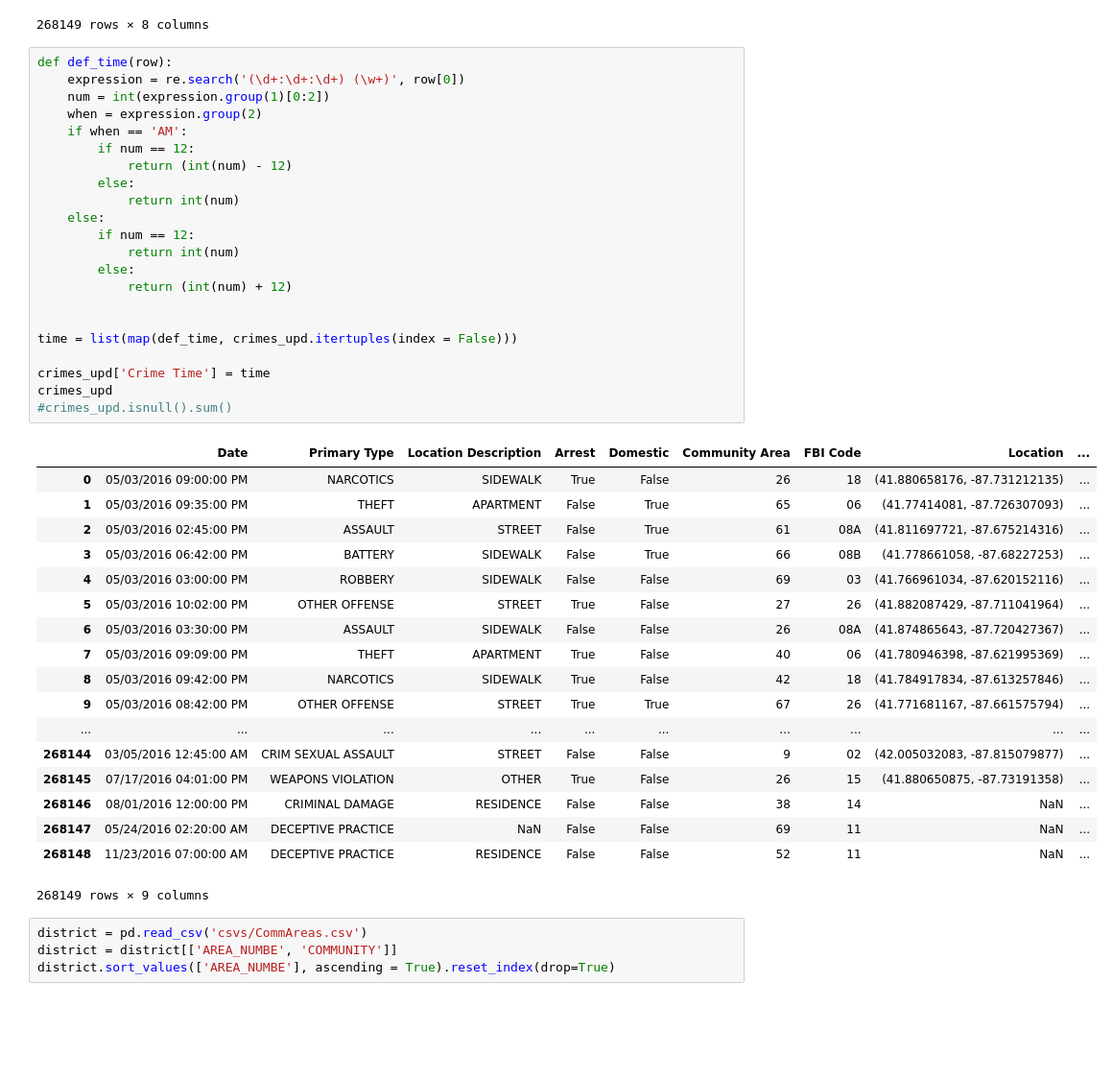
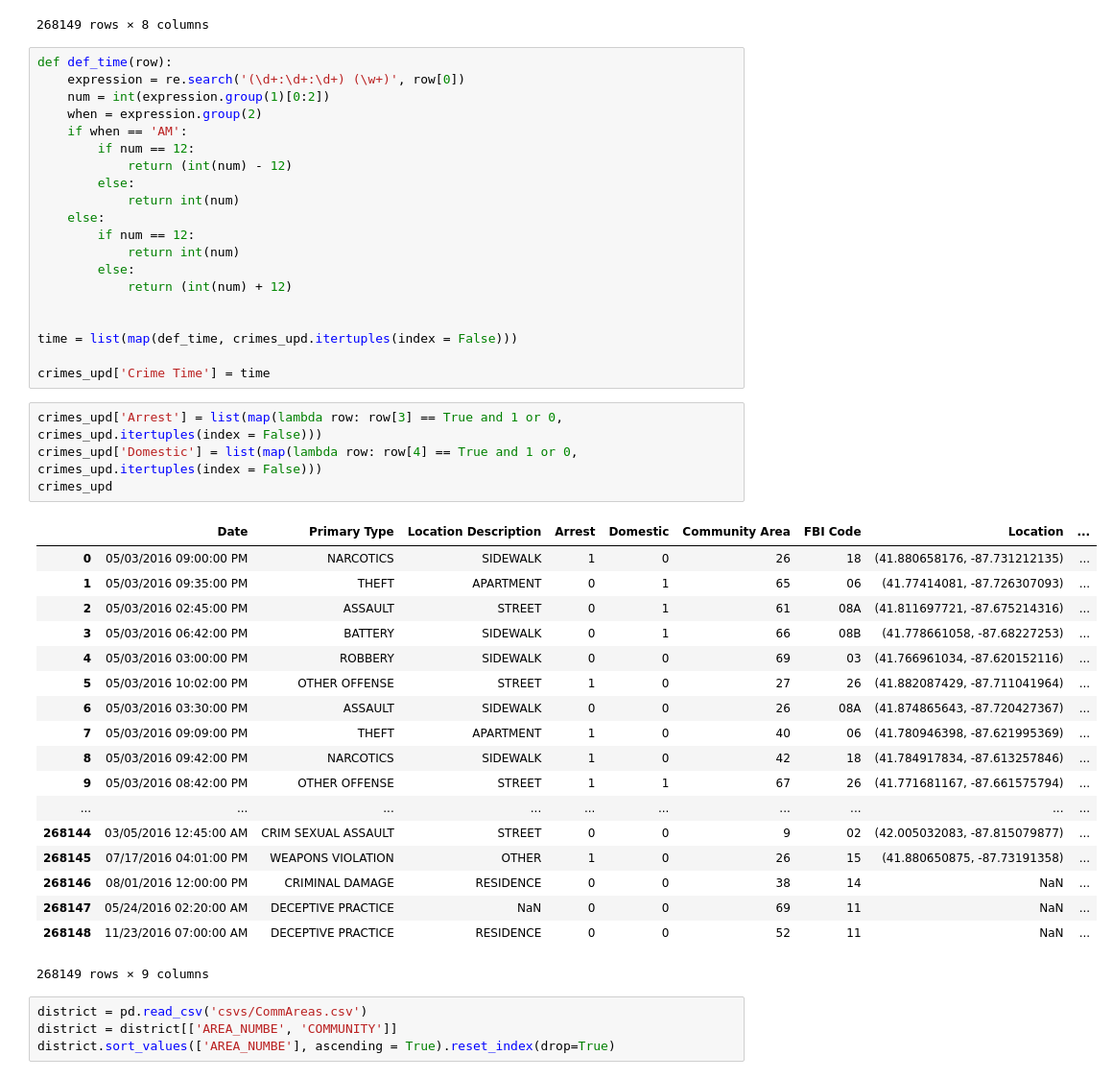
Before and after one commit to if1015-datascience-ufpe/2017-2-projeto-ajgan-rlsma-rcrs3, a Jupyter notebook: Project.ipynb, the cells around one changed output. Shown at 96% size. Cells and saved outputs as stored; diff of their text form; blank space fills up the shorter version.

```diff
--- a/Project.ipynb
+++ b/Project.ipynb
@@ -52,27 +52,29 @@ def def_time(row):
 time = list(map(def_time, crimes_upd.itertuples(index = False)))
 
 crimes_upd['Crime Time'] = time
-crimes_upd
-#crimes_upd.isnull().sum()
-# %% [output]
-|  | Date | Primary Type | Location Description | Arrest | Domestic | Community Area | FBI Code | Location | ... |
-| 0 | 05/03/2016 09:00:00 PM | NARCOTICS | SIDEWALK | True | False | 26 | 18 | (41.880658176, -87.731212135) | ... |
-| 1 | 05/03/2016 09:35:00 PM | THEFT | APARTMENT | False | True | 65 | 06 | (41.77414081, -87.726307093) | ... |
-| 2 | 05/03/2016 02:45:00 PM | ASSAULT | STREET | False | True | 61 | 08A | (41.811697721, -87.675214316) | ... |
-| 3 | 05/03/2016 06:42:00 PM | BATTERY | SIDEWALK | False | True | 66 | 08B | (41.778661058, -87.68227253) | ... |
-| 4 | 05/03/2016 03:00:00 PM | ROBBERY | SIDEWALK | False | False | 69 | 03 | (41.766961034, -87.620152116) | ... |
-| 5 | 05/03/2016 10:02:00 PM | OTHER OFFENSE | STREET | True | False | 27 | 26 | (41.882087429, -87.711041964) | ... |
-| 6 | 05/03/2016 03:30:00 PM | ASSAULT | SIDEWALK | False | False | 26 | 08A | (41.874865643, -87.720427367) | ... |
-| 7 | 05/03/2016 09:09:00 PM | THEFT | APARTMENT | True | False | 40 | 06 | (41.780946398, -87.621995369) | ... |
-| 8 | 05/03/2016 09:42:00 PM | NARCOTICS | SIDEWALK | True | False | 42 | 18 | (41.784917834, -87.613257846) | ... |
-| 9 | 05/03/2016 08:42:00 PM | OTHER OFFENSE | STREET | True | True | 67 | 26 | (41.771681167, -87.661575794) | ... |
-| ... | ... | ... | ... | ... | ... | ... | ... | ... | ... |
-| 268144 | 03/05/2016 12:45:00 AM | CRIM SEXUAL ASSAULT | STREET | False | False | 9 | 02 | (42.005032083, -87.815079877) | ... |
-| 268145 | 07/17/2016 04:01:00 PM | WEAPONS VIOLATION | OTHER | True | False | 26 | 15 | (41.880650875, -87.73191358) | ... |
-| 268146 | 08/01/2016 12:00:00 PM | CRIMINAL DAMAGE | RESIDENCE | False | False | 38 | 14 | NaN | ... |
-| 268147 | 05/24/2016 02:20:00 AM | DECEPTIVE PRACTICE | NaN | False | False | 69 | 11 | NaN | ... |
-| 268148 | 11/23/2016 07:00:00 AM | DECEPTIVE PRACTICE | RESIDENCE | False | False | 52 | 11 | NaN | ... |
-268149 rows × 9 columns
+# %%
+crimes_upd['Arrest'] = list(map(lambda row: row[3] == True and 1 or 0, crimes_upd.itertuples(index = False)))
+crimes_upd['Domestic'] = list(map(lambda row: row[4] == True and 1 or 0, crimes_upd.itertuples(index = False)))
+crimes_upd
+# %% [output]
+|  | Date | Primary Type | Location Description | Arrest | Domestic | Community Area | FBI Code | Location | ... |
+| 0 | 05/03/2016 09:00:00 PM | NARCOTICS | SIDEWALK | 1 | 0 | 26 | 18 | (41.880658176, -87.731212135) | ... |
+| 1 | 05/03/2016 09:35:00 PM | THEFT | APARTMENT | 0 | 1 | 65 | 06 | (41.77414081, -87.726307093) | ... |
+| 2 | 05/03/2016 02:45:00 PM | ASSAULT | STREET | 0 | 1 | 61 | 08A | (41.811697721, -87.675214316) | ... |
+| 3 | 05/03/2016 06:42:00 PM | BATTERY | SIDEWALK | 0 | 1 | 66 | 08B | (41.778661058, -87.68227253) | ... |
+| 4 | 05/03/2016 03:00:00 PM | ROBBERY | SIDEWALK | 0 | 0 | 69 | 03 | (41.766961034, -87.620152116) | ... |
+| 5 | 05/03/2016 10:02:00 PM | OTHER OFFENSE | STREET | 1 | 0 | 27 | 26 | (41.882087429, -87.711041964) | ... |
+| 6 | 05/03/2016 03:30:00 PM | ASSAULT | SIDEWALK | 0 | 0 | 26 | 08A | (41.874865643, -87.720427367) | ... |
+| 7 | 05/03/2016 09:09:00 PM | THEFT | APARTMENT | 1 | 0 | 40 | 06 | (41.780946398, -87.621995369) | ... |
+| 8 | 05/03/2016 09:42:00 PM | NARCOTICS | SIDEWALK | 1 | 0 | 42 | 18 | (41.784917834, -87.613257846) | ... |
+| 9 | 05/03/2016 08:42:00 PM | OTHER OFFENSE | STREET | 1 | 1 | 67 | 26 | (41.771681167, -87.661575794) | ... |
+| ... | ... | ... | ... | ... | ... | ... | ... | ... | ... |
+| 268144 | 03/05/2016 12:45:00 AM | CRIM SEXUAL ASSAULT | STREET | 0 | 0 | 9 | 02 | (42.005032083, -87.815079877) | ... |
+| 268145 | 07/17/2016 04:01:00 PM | WEAPONS VIOLATION | OTHER | 1 | 0 | 26 | 15 | (41.880650875, -87.73191358) | ... |
+| 268146 | 08/01/2016 12:00:00 PM | CRIMINAL DAMAGE | RESIDENCE | 0 | 0 | 38 | 14 | NaN | ... |
+| 268147 | 05/24/2016 02:20:00 AM | DECEPTIVE PRACTICE | NaN | 0 | 0 | 69 | 11 | NaN | ... |
+| 268148 | 11/23/2016 07:00:00 AM | DECEPTIVE PRACTICE | RESIDENCE | 0 | 0 | 52 | 11 | NaN | ... |
+268149 rows × 9 columns
 # %%
 district = pd.read_csv('csvs/CommAreas.csv')
 district = district[['AREA_NUMBE', 'COMMUNITY']]
```
Also changed, not shown: parts of 5 cells of this notebook.
